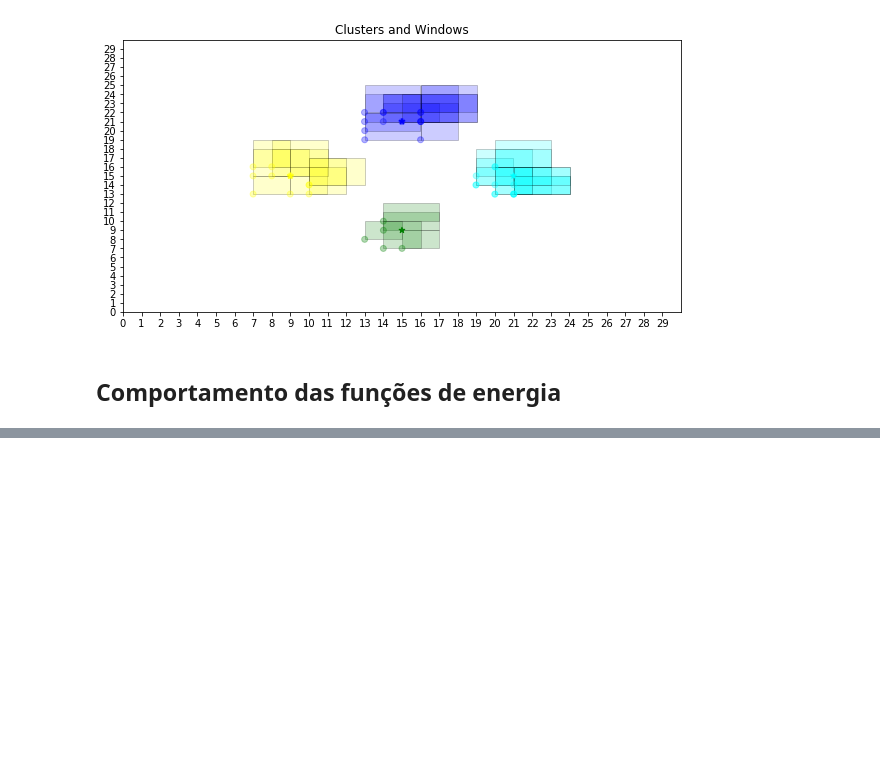
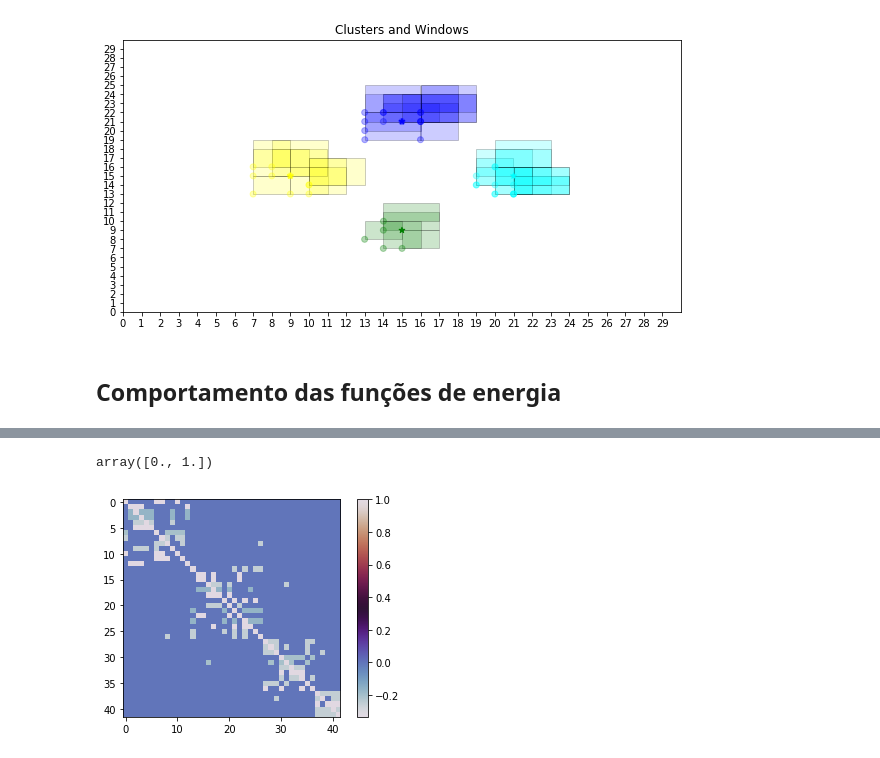
Before and after one commit to cabraile/SME_5720, a Jupyter notebook: notebooks/Projeto.ipynb, the cells around one changed output, grey strips where cells are left out. Saved outputs shown, nothing was run; the diff lists cells and outputs as text; code cells hidden in the pictures; blank space fills up the shorter version.

```diff
--- a/notebooks/Projeto.ipynb
+++ b/notebooks/Projeto.ipynb
@@ -257,0 +255,10 @@ show()
+# %%
+rcParams["image.cmap"] = 'twilight'
+#rcParams["image.cmap"] = 'jet'
+fig, ax = subplots()
+aa = ax.imshow(_LAPLACIAN_L) #- _LAPLACIAN_L.transpose())
+cbar = fig.colorbar(aa)
+unique(G)
+# %% [output]
+array([0., 1.])
+[figure, added]
```
Also changed, not shown: parts of 7 cells of this notebook, 2 other files.
